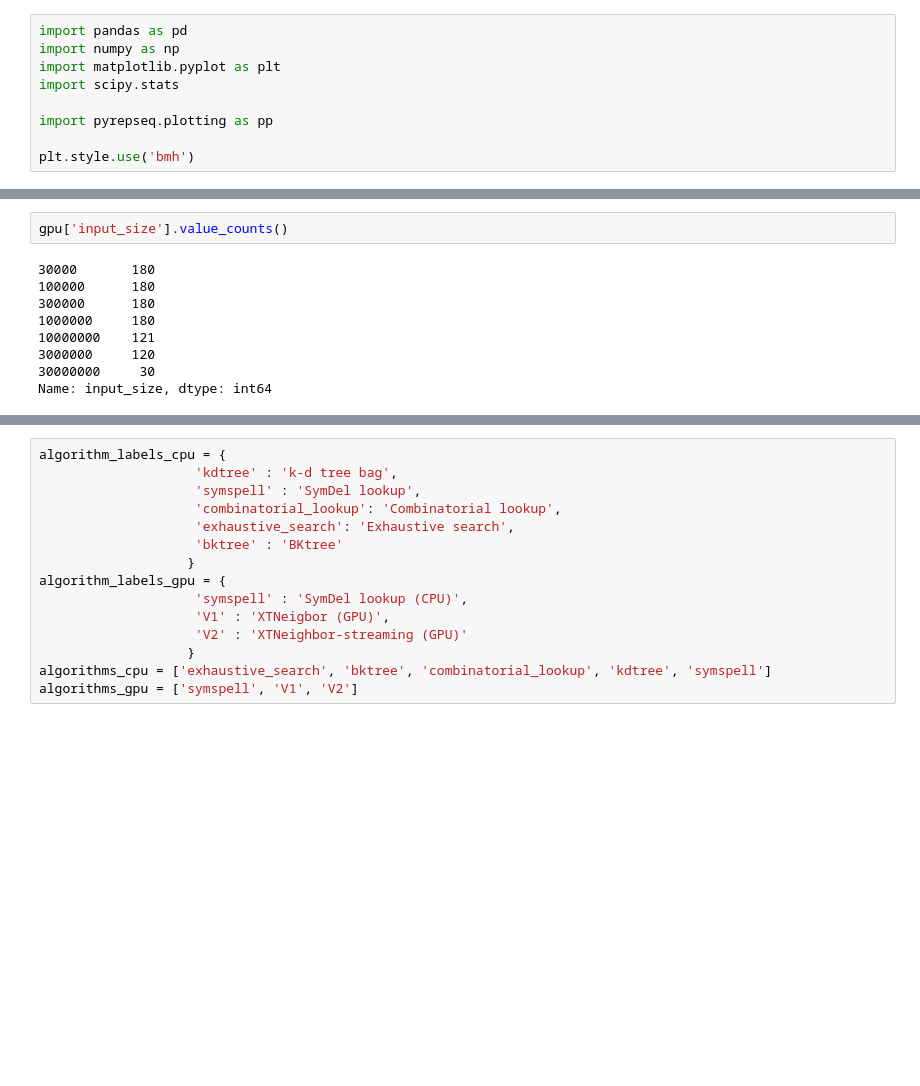
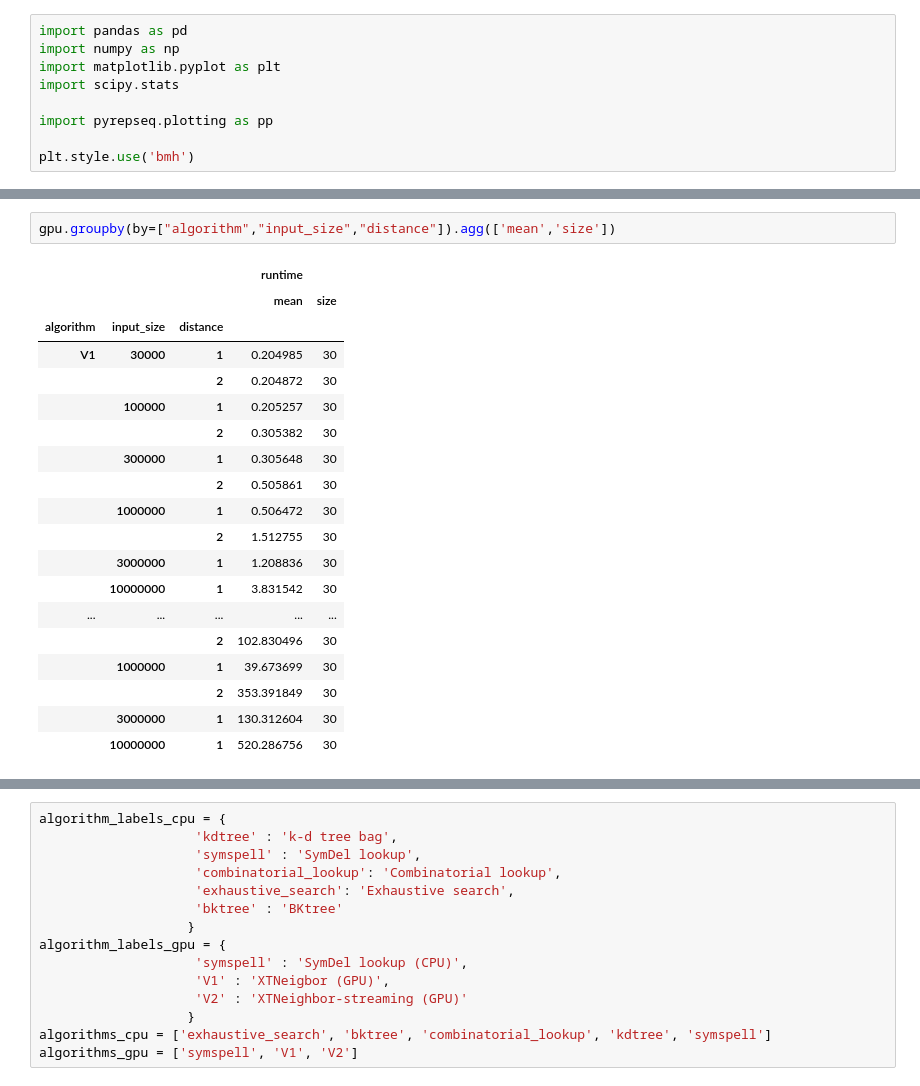
Before and after one commit to heartnetkung/XT-neighbor, a Jupyter notebook: pub/scaling_plots.ipynb, the cells around one changed output, grey strips where cells are left out. Cells and saved outputs as stored; diff of their text form; blank space fills up the shorter version.

```diff
--- a/pub/scaling_plots.ipynb
+++ b/pub/scaling_plots.ipynb
@@ -32,14 +54,25 @@ gpu.head()
 # %%
-gpu['input_size'].value_counts()
+gpu.groupby(by=["algorithm","input_size","distance"]).agg(['mean','size'])
 # %% [output]
-30000       180
-100000      180
-300000      180
-1000000     180
-10000000    121
-3000000     120
-30000000     30
-Name: input_size, dtype: int64
+|  |  |  | runtime |  |
+|  |  |  | mean | size |
+| algorithm | input_size | distance |  |  |
+| V1 | 30000 | 1 | 0.204985 | 30 |
+|  |  | 2 | 0.204872 | 30 |
+|  | 100000 | 1 | 0.205257 | 30 |
+|  |  | 2 | 0.305382 | 30 |
+|  | 300000 | 1 | 0.305648 | 30 |
+|  |  | 2 | 0.505861 | 30 |
+|  | 1000000 | 1 | 0.506472 | 30 |
+|  |  | 2 | 1.512755 | 30 |
+|  | 3000000 | 1 | 1.208836 | 30 |
+|  | 10000000 | 1 | 3.831542 | 30 |
+| ... | ... | ... | ... | ... |
+|  |  | 2 | 102.830496 | 30 |
+|  | 1000000 | 1 | 39.673699 | 30 |
+|  |  | 2 | 353.391849 | 30 |
+|  | 3000000 | 1 | 130.312604 | 30 |
+|  | 10000000 | 1 | 520.286756 | 30 |
 # %%
 cpu_dist = pd.read_csv('../data/cpu_dist_benchmark.csv', index_col=0)
 cpu_dist.head()
```
Also changed, not shown: parts of 8 cells of this notebook, 1 other file.
